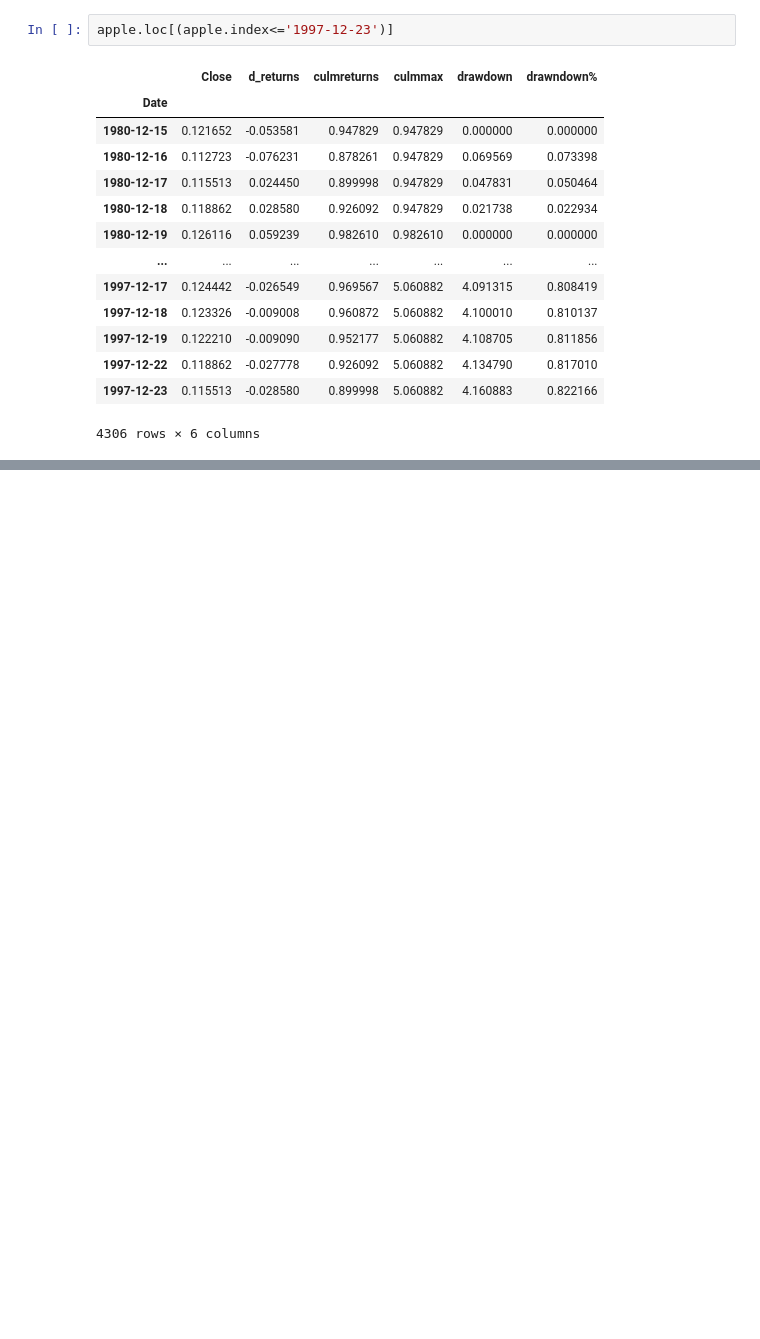
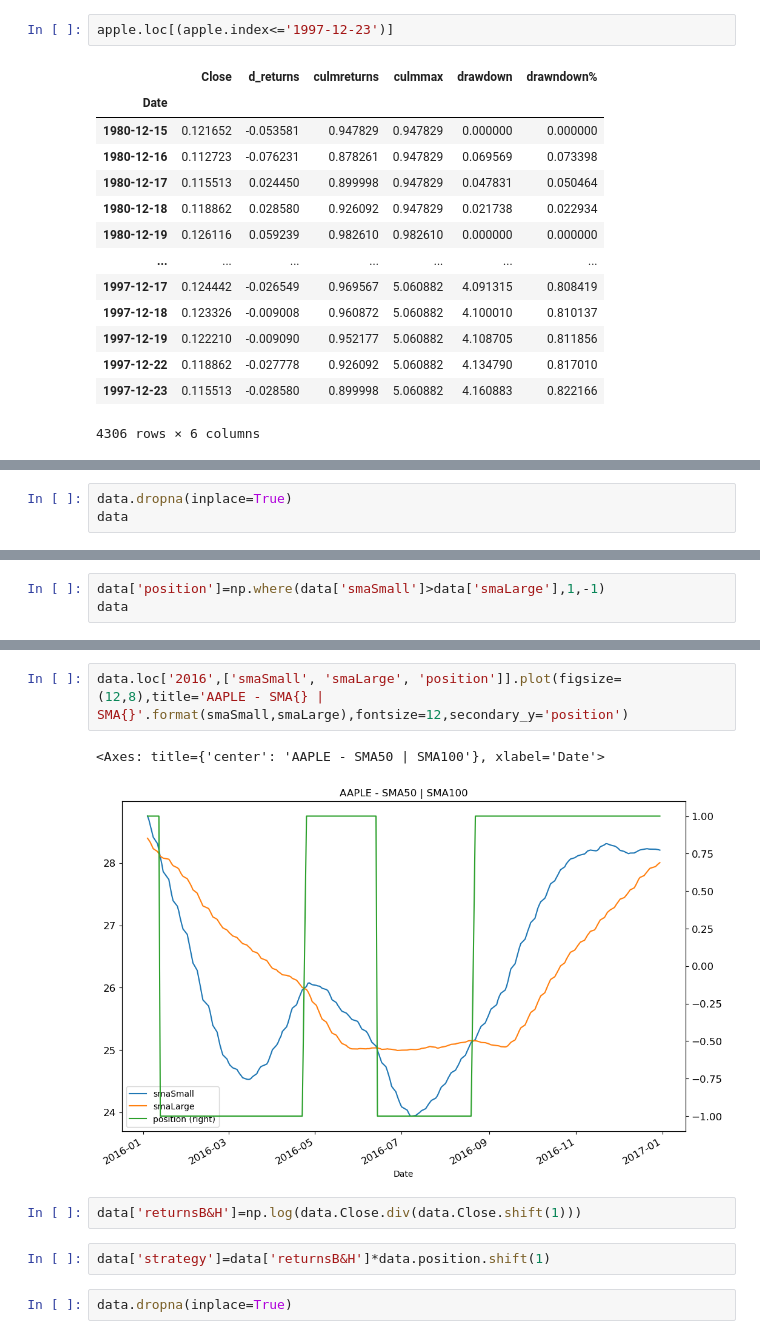
Before and after one commit to SouCode/RoboTrader, a Jupyter notebook: inMoney3.ipynb, the cells around one changed output, grey strips where cells are left out. Drawn from its saved outputs; the diff is of its cells as text; blank space fills up the shorter version.

```diff
--- a/inMoney3.ipynb
+++ b/inMoney3.ipynb
@@ -480,0 +537,3 @@ apple.loc[(apple.index<='1997-12-23')]
+# %%
+data.dropna(inplace=True)
+data
@@ -480,0 +555,3 @@ apple.loc[(apple.index<='1997-12-23')]
+# %%
+data['position']=np.where(data['smaSmall']>data['smaLarge'],1,-1)
+data
@@ -480,0 +573,11 @@ apple.loc[(apple.index<='1997-12-23')]
+# %%
+data.loc['2016',['smaSmall', 'smaLarge', 'position']].plot(figsize=(12,8),title='AAPLE - SMA{} | SMA{}'.format(smaSmall,smaLarge),fontsize=12,secondary_y='position')
+# %% [output]
+<Axes: title={'center': 'AAPLE - SMA50 | SMA100'}, xlabel='Date'>
+[figure, added]
+# %%
+data['returnsB&H']=np.log(data.Close.div(data.Close.shift(1)))
+# %%
+data['strategy']=data['returnsB&H']*data.position.shift(1)
+# %%
+data.dropna(inplace=True)
```
Also changed, not shown: parts of 12 cells of this notebook.
